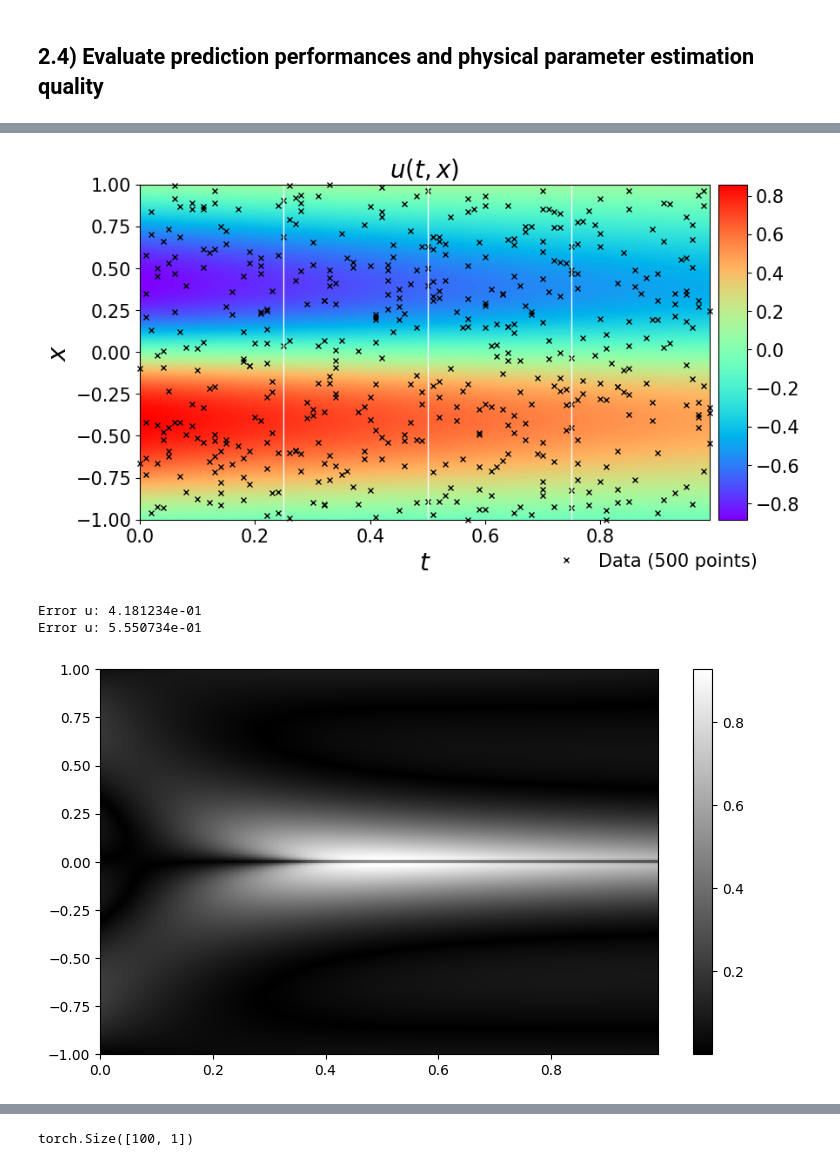
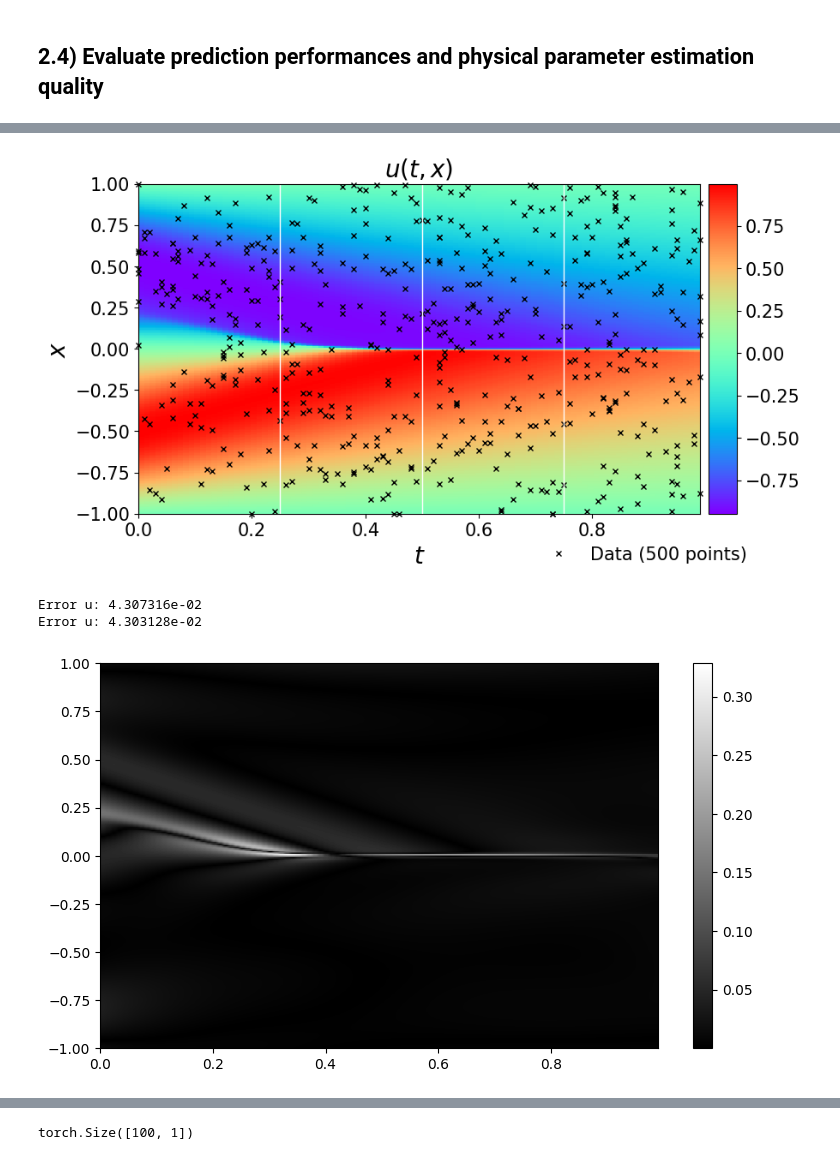
Before and after one commit to Jad-yehya/Advanced-deep, a Jupyter notebook: pinns/TME14_PINNS_student_colab.ipynb, the cells around one changed output, grey strips where cells are left out. Drawn from its saved outputs; the diff is of its cells as text; code cells hidden in the pictures.

Commit message:
burgers param estimation successful

```diff
--- a/pinns/TME14_PINNS_student_colab.ipynb
+++ b/pinns/TME14_PINNS_student_colab.ipynb
@@ -804,8 +804,12 @@ class PhysicsInformedNN_ID(torch.nn.Module):
         """
         We train nu and a using initial values nu = 0.01 / pi and a = 1
         """
-        self.nu = nn.Parameter(torch.tensor(0.01 / np.pi))
-        self.a = nn.Parameter(torch.tensor(1.0))
+        # self.nu = nn.Parameter(torch.tensor(0.01 / np.pi))
+
+        # Using log to ensure positivity
+        self.log_nu = nn.Parameter(torch.tensor(torch.randn(1)))
+
+        self.a = nn.Parameter(torch.randn(1))
         self.dnn = dnn
 
     def forward(self, x: torch.Tensor, t: torch.Tensor):
@@ -813,6 +817,8 @@ class PhysicsInformedNN_ID(torch.nn.Module):
         t.requires_grad_(True)
 
         f_theta = self.dnn(x, t)
+
+        nu = torch.exp(self.log_nu)
 
         df_dx = torch.autograd.grad(
             f_theta, x, torch.ones_like(f_theta), retain_graph=True, create_graph=True
@@ -824,14 +830,14 @@ class PhysicsInformedNN_ID(torch.nn.Module):
             df_dx, x, torch.ones_like(df_dx), retain_graph=True, create_graph=True
         )[0]
 
-        h_res = df_dt + self.a * f_theta * df_dx - self.nu * df2_dx2
+        h_res = df_dt + self.a * f_theta * df_dx - nu * df2_dx2
         return f_theta, h_res
 
     def get_a(self):
         return self.a
 
     def get_nu(self):
-        return self.nu
+        return torch.exp(self.log_nu)
 
     @contextmanager
     def eval_mode(self):
@@ -930,36 +939,36 @@ cax = divider.append_axes("right", size="5%", pad=0.10)
 cbar = fig.colorbar(h, cax=cax)
 cbar.ax.tick_params(labelsize=15)
 
 ax.plot(
-    t_train_uf.cpu(),
-    x_train_uf.cpu(),
+    t_train_uf.detach().cpu(),
+    x_train_uf.detach().cpu(),
     "kx",
     label="Data (%d points)" % (u_train_uf.shape[0]),
     markersize=4,  # marker size doubled
     clip_on=False,
     alpha=1.0,
 )
 
 line = np.linspace(x.min(), x.max(), 2)[:, None]
 ax.plot(t[25] * np.ones((2, 1)), line, "w-", linewidth=1)
 ax.plot(t[50] * np.ones((2, 1)), line, "w-", linewidth=1)
 ax.plot(t[75] * np.ones((2, 1)), line, "w-", linewidth=1)
 
 ax.set_xlabel("$t$", size=20)
 ax.set_ylabel("$x$", size=20)
 ax.legend(
     loc="upper center",
     bbox_to_anchor=(0.9, -0.05),
     ncol=5,
     frameon=False,
     prop={"size": 15},
 )
 ax.set_title("$u(t,x)$", fontsize=20)  # font size doubled
 ax.tick_params(labelsize=15)
 
 plt.show()
 # %% [output]
-[figure, old version]
+[figure, new version]
 # %%
 # FORECAST QUALITY
 u_pred, f_pred = model.predict(x_star, t_star)
@@ -985,9 +994,9 @@ h = ax.imshow(
 cbar = fig.colorbar(h)
 plt.show()
 # %% [output]
-Error u: 4.181234e-01
-Error u: 5.550734e-01
+Error u: 4.307316e-02
+Error u: 4.303128e-02
-[figure, old version]
+[figure, new version]
 # %%
 fig = plt.figure(figsize=(20, 5))
 ax = fig.add_subplot(141)
```
Also changed, not shown: parts of 23 cells of this notebook.
